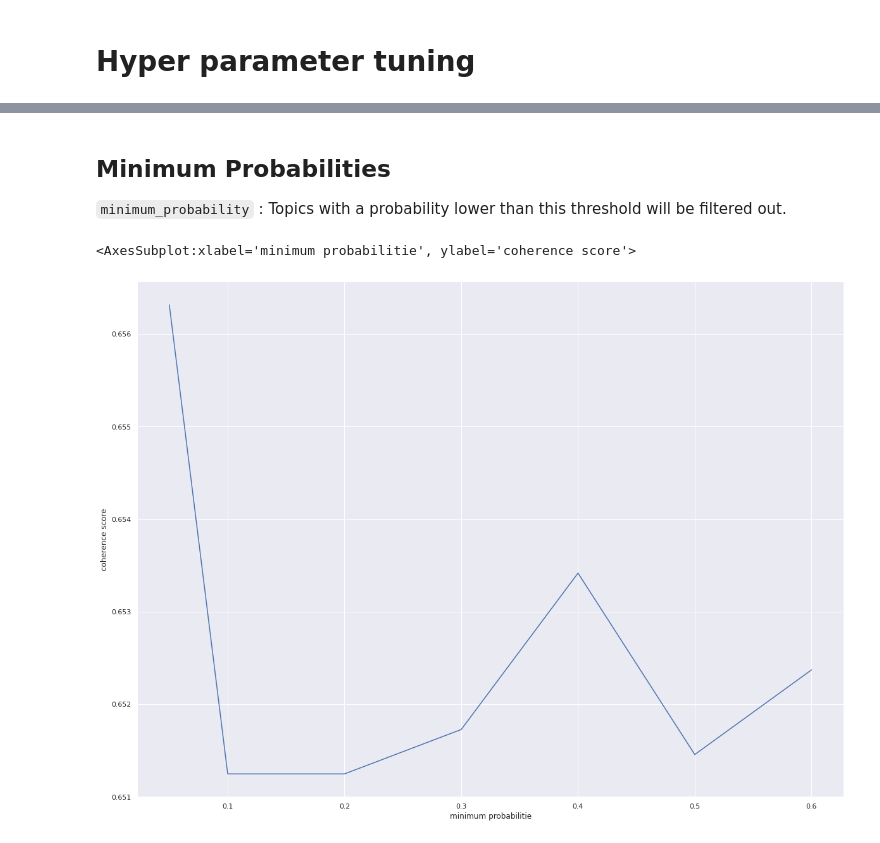
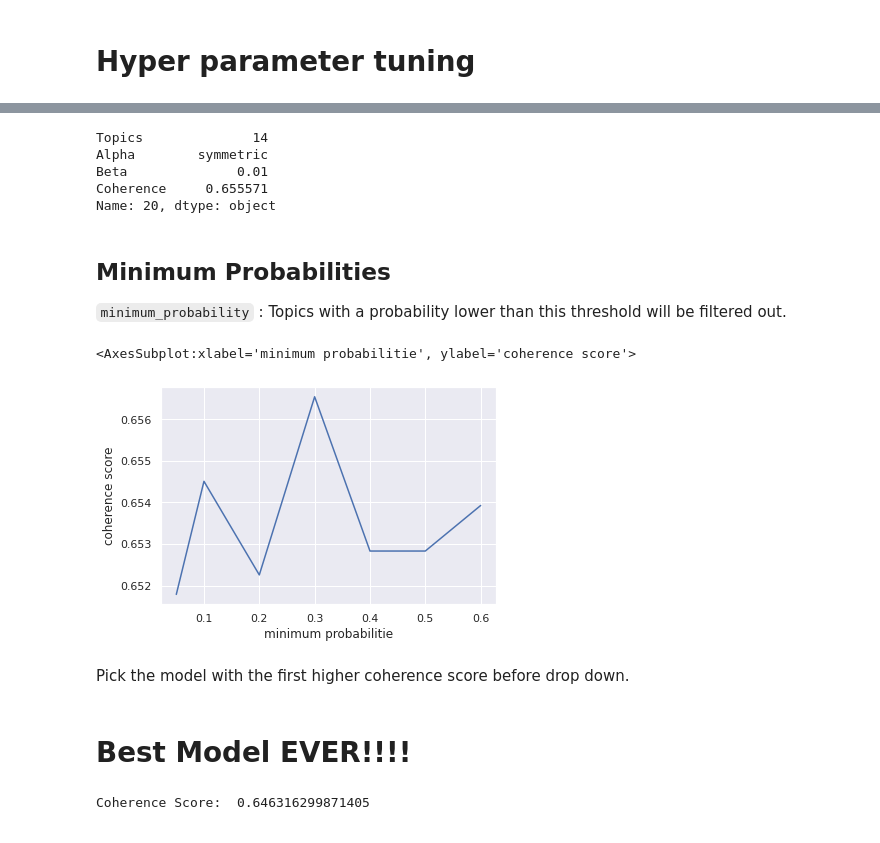
Before and after one commit to younes16morsi/PFE_RIGHTINNOV, a Jupyter notebook: Topic Modeling/Topic Modeling v3.0.ipynb, the cells around one changed output, grey strips where cells are left out. Saved outputs shown, nothing was run; the diff lists cells and outputs as text; code cells hidden in the pictures.

Commit message:
tune alpha and beta

```diff
--- a/Topic Modeling/Topic Modeling v3.0.ipynb
+++ b/Topic Modeling/Topic Modeling v3.0.ipynb
@@ -631,3 +601,44 @@ LdaMulticore?
+# %%
+# Alpha parameter
+alpha = list(np.arange(0.01, 1, 0.3))
+alpha.append('symmetric')
+alpha.append('asymmetric')
+
+# Beta parameter
+beta = list(np.arange(0.01, 1, 0.3))
+beta.append('symmetric')
+
+model_results = {'Topics': [],
+                 'Alpha': [],
+                 'Beta': [],
+                 'Coherence': []
+                }
+# %%
+for a in tqdm(alpha):
+    # iterare through beta values
+    for b in tqdm(beta):
+        # get the coherence score for the given parameters
+        cv = compute_coherence_values(corpus=corpus, dictionary=id2word,
+                                      k=ideal_topic_num, a=a, b=b)
+        # Save the model results
+        model_results['Topics'].append(ideal_topic_num)
+        model_results['Alpha'].append(a)
+        model_results['Beta'].append(b)
+        model_results['Coherence'].append(cv)
+
+model_results_df = pd.DataFrame(model_results)
+model_results_df.to_csv('../output/lda_tuning_results.csv', index=False)
+# %%
+model_results_df.iloc[model_results_df['Coherence'].argmax()]
+# %% [output]
+Topics              14
+Alpha        symmetric
+Beta              0.01
+Coherence     0.655571
+Name: 20, dtype: object
+# %%
+ideal_alpha = model_results_df.iloc[model_results_df['Coherence'].argmax()].Alpha
+ideal_beta = model_results_df.iloc[model_results_df['Coherence'].argmax()].Beta
 # %% [markdown]
 ## Minimum Probabilities
 `minimum_probability` : Topics with a probability lower than this threshold will be filtered out.
@@ -645,7 +656,8 @@ for min_proba in minimum_probabilities:
                                     decay=0.5,
                                     random_state=100,
                                     minimum_probability=min_proba,
-                                    eval_every=1
+                                    alpha=ideal_alpha,
+                                    eta=ideal_beta,
                                     )
 # %%
 # calculate the coherence value with the built in gensim
@@ -655,7 +667,13 @@ coherences = [CoherenceModel(model=LDA_models[min_proba], texts=data_ready,
 # %%
 d = {'minimum probabilitie': minimum_probabilities, 'coherence score': coherences}
 proba_coherence = pd.DataFrame(d)
+
+
+fig_dims = (6, 4)
+fig, ax = plt.subplots(figsize=fig_dims)
 sns.lineplot(x='minimum probabilitie', y='coherence score', data=proba_coherence)
 # %% [output]
 <AxesSubplot:xlabel='minimum probabilitie', ylabel='coherence score'>
-[figure, old version]
+[figure, new version]
+# %% [markdown]
+Pick the model with the first higher coherence score before drop down.
@@ -661,0 +682,2 @@ sns.lineplot(x='minimum probabilitie', y='coherence score', data=proba_coherence
+# %% [markdown]
+# Best Model EVER!!!!
@@ -662 +697,8 @@ sns.lineplot(x='minimum probabilitie', y='coherence score', data=proba_coherence
+# %%
+# Compute Coherence Score
+coherence_model_ldamodel = CoherenceModel(model=ldamodel, texts=data_ready, dictionary=id2word, coherence='c_v')
+coherence_ldamodel = coherence_model_ldamodel.get_coherence()
+print('Coherence Score: ', coherence_ldamodel)
+# %% [output]
+Coherence Score:  0.646316299871405
 # %%
```
Also changed, not shown: parts of 29 cells of this notebook, 4 other files.
